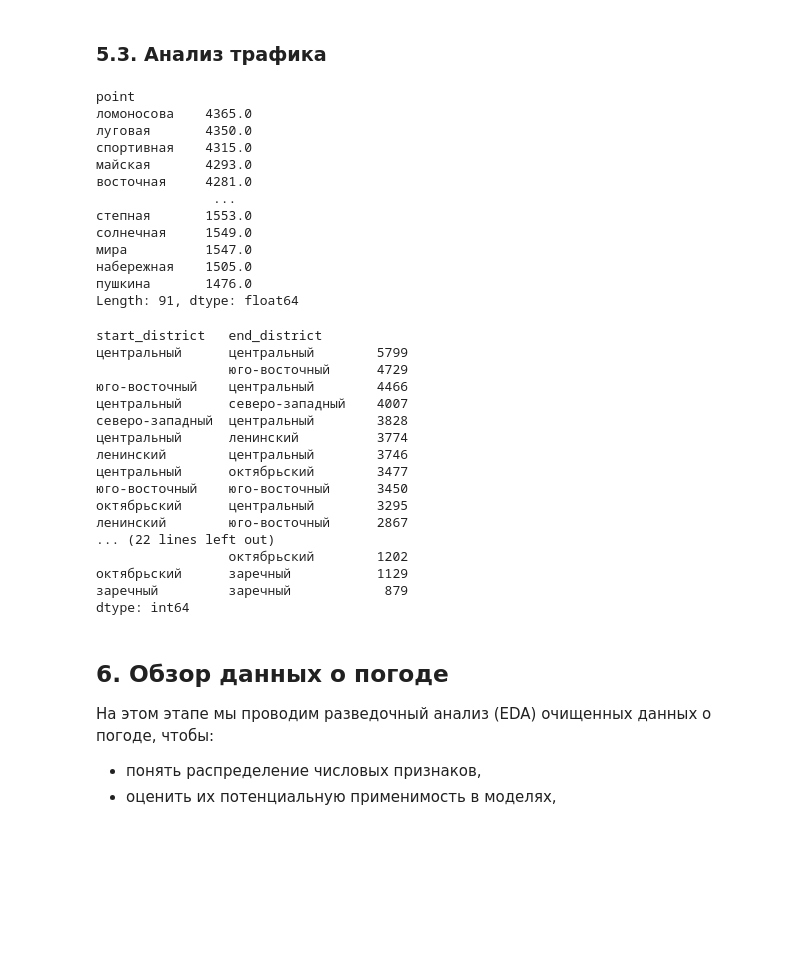
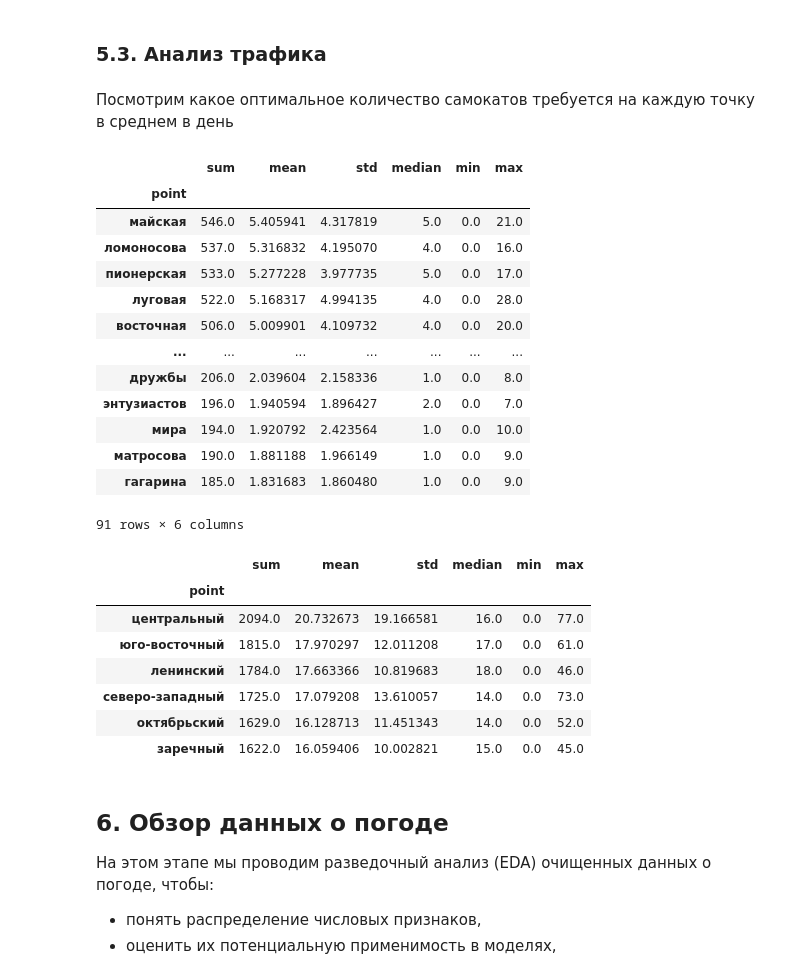
Before and after one commit to fIIame/scooter_sharing_analysis, a Jupyter notebook: notebooks/EDA.ipynb, the cells around one changed output. Drawn from its saved outputs; the diff is of its cells as text; code cells hidden in the pictures; blank space fills up the shorter version.

```diff
--- a/notebooks/EDA.ipynb
+++ b/notebooks/EDA.ipynb
@@ -407,46 +403,47 @@ cumulative_flow.to_csv(pj("data", "cumulative_flow.csv"))
 # %% [markdown]
 ### 5.3. Анализ трафика
+# %% [markdown]
+Посмотрим какое оптимальное количество самокатов требуется на каждую точку в среднем в день
 # %%
-total_traffic_location = traffic_location.sum()
-points = total_traffic_location.sort_values(ascending=False)
+stats = daily_min_location.groupby("point")["optimal_count"].agg(sum="sum", mean="mean", std="std", median="median", min="min", max="max")
 
-points
+stats.sort_values(["sum", "max"], ascending=False)
 # %% [output]
+|  | sum | mean | std | median | min | max |
+| point |  |  |  |  |  |  |
+| майская | 546.0 | 5.405941 | 4.317819 | 5.0 | 0.0 | 21.0 |
+| ломоносова | 537.0 | 5.316832 | 4.195070 | 4.0 | 0.0 | 16.0 |
+| пионерская | 533.0 | 5.277228 | 3.977735 | 5.0 | 0.0 | 17.0 |
+| луговая | 522.0 | 5.168317 | 4.994135 | 4.0 | 0.0 | 28.0 |
+| восточная | 506.0 | 5.009901 | 4.109732 | 4.0 | 0.0 | 20.0 |
+| ... | ... | ... | ... | ... | ... | ... |
+| дружбы | 206.0 | 2.039604 | 2.158336 | 1.0 | 0.0 | 8.0 |
+| энтузиастов | 196.0 | 1.940594 | 1.896427 | 2.0 | 0.0 | 7.0 |
+| мира | 194.0 | 1.920792 | 2.423564 | 1.0 | 0.0 | 10.0 |
+| матросова | 190.0 | 1.881188 | 1.966149 | 1.0 | 0.0 | 9.0 |
+| гагарина | 185.0 | 1.831683 | 1.860480 | 1.0 | 0.0 | 9.0 |
-point
-ломоносова    4365.0
-луговая       4350.0
-спортивная    4315.0
-майская       4293.0
-восточная     4281.0
-               ...
-степная       1553.0
-солнечная     1549.0
-мира          1547.0
-набережная    1505.0
-пушкина       1476.0
-Length: 91, dtype: float64
+91 rows × 6 columns
 # %%
-routes = rides_data.groupby(['start_district','end_district']).size().sort_values(ascending=False)
+traffic_district, departures_district, arrivals_district, net_long_district = traffic_by_points(rides_data, "h", start_point="start_district", end_point="end_district")
 
-routes
+daily_min_district = calculate_optimal_scooters(net_long_district)
+
+
+stats = daily_min_district.groupby("point")["optimal_count"].agg(sum="sum", mean="mean", std="std", median="median", min="min", max="max")
+
+stats.sort_values(["sum", "max"], ascending=False)
+# routes = rides_data.groupby(['start_district','end_district']).size().sort_values(ascending=False)
+#
+# routes
 # %% [output]
-start_district   end_district
-центральный      центральный        5799
-                 юго-восточный      4729
-юго-восточный    центральный        4466
-центральный      северо-западный    4007
-северо-западный  центральный        3828
-центральный      ленинский          3774
-ленинский        центральный        3746
-центральный      октябрьский        3477
-юго-восточный    юго-восточный      3450
-октябрьский      центральный        3295
-ленинский        юго-восточный      2867
-... (22 lines left out)
-                 октябрьский        1202
-октябрьский      заречный           1129
-заречный         заречный            879
-dtype: int64
+|  | sum | mean | std | median | min | max |
+| point |  |  |  |  |  |  |
+| центральный | 2094.0 | 20.732673 | 19.166581 | 16.0 | 0.0 | 77.0 |
+| юго-восточный | 1815.0 | 17.970297 | 12.011208 | 17.0 | 0.0 | 61.0 |
+| ленинский | 1784.0 | 17.663366 | 10.819683 | 18.0 | 0.0 | 46.0 |
+| северо-западный | 1725.0 | 17.079208 | 13.610057 | 14.0 | 0.0 | 73.0 |
+| октябрьский | 1629.0 | 16.128713 | 11.451343 | 14.0 | 0.0 | 52.0 |
+| заречный | 1622.0 | 16.059406 | 10.002821 | 15.0 | 0.0 | 45.0 |
 # %% [markdown]
 ## 6. Обзор данных о погоде
 
```
Also changed, not shown: parts of 8 cells of this notebook, 1 other file.
